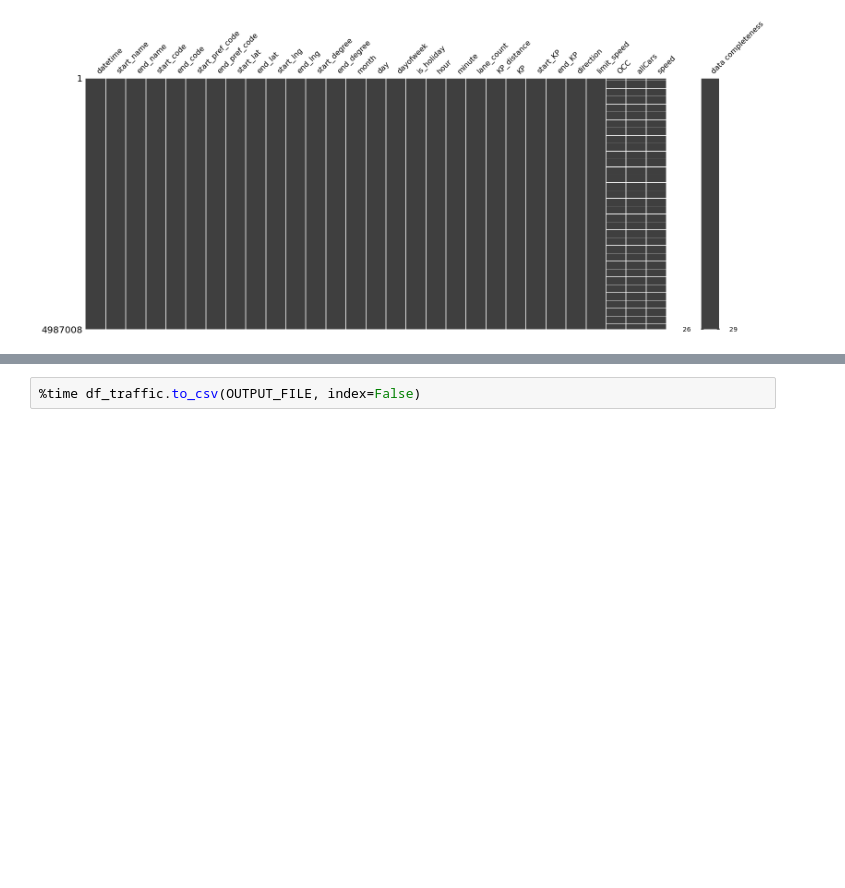
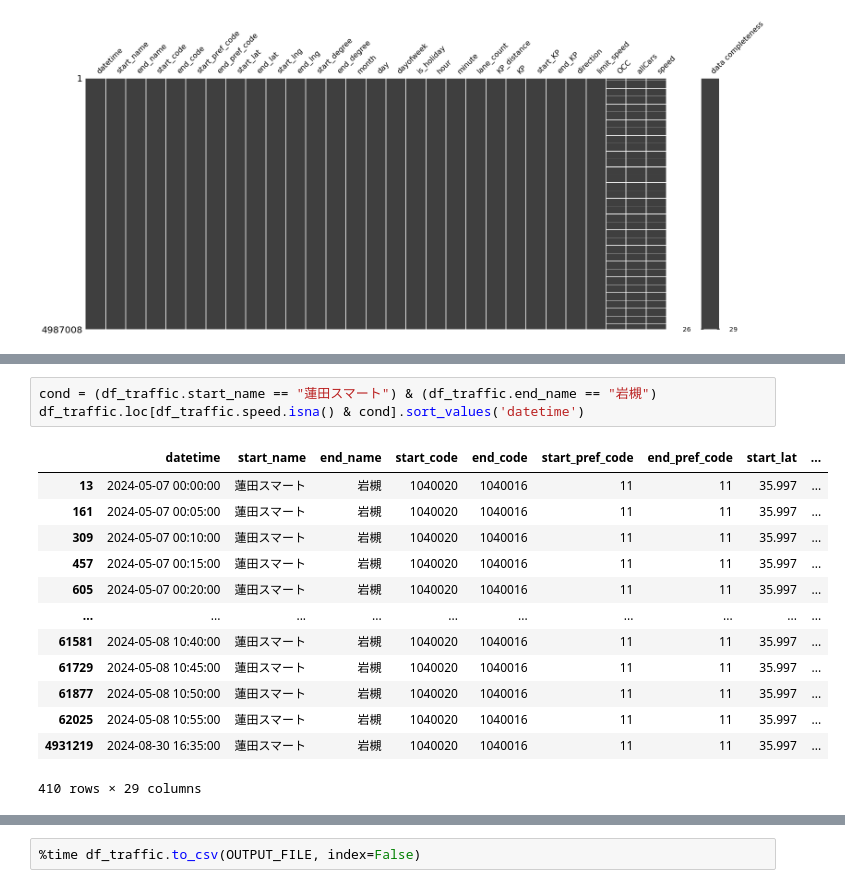
Before and after one commit to Koshizuka-lab/nexco_data_preprocessing, a Jupyter notebook: preprocessing/traffic/preprocess.ipynb, the cells around one changed output, grey strips where cells are left out. Drawn from its saved outputs; the diff is of its cells as text; blank space fills up the shorter version.

```diff
--- a/preprocessing/traffic/preprocess.ipynb
+++ b/preprocessing/traffic/preprocess.ipynb
@@ -432,3 +468,20 @@ plt.show()
+# %%
+cond = (df_traffic.start_name == "蓮田スマート") & (df_traffic.end_name == "岩槻")
+df_traffic.loc[df_traffic.speed.isna() & cond].sort_values('datetime')
+# %% [output]
+|  | datetime | start_name | end_name | start_code | end_code | start_pref_code | end_pref_code | start_lat | ... |
+| 13 | 2024-05-07 00:00:00 | 蓮田スマート | 岩槻 | 1040020 | 1040016 | 11 | 11 | 35.997 | ... |
+| 161 | 2024-05-07 00:05:00 | 蓮田スマート | 岩槻 | 1040020 | 1040016 | 11 | 11 | 35.997 | ... |
+| 309 | 2024-05-07 00:10:00 | 蓮田スマート | 岩槻 | 1040020 | 1040016 | 11 | 11 | 35.997 | ... |
+| 457 | 2024-05-07 00:15:00 | 蓮田スマート | 岩槻 | 1040020 | 1040016 | 11 | 11 | 35.997 | ... |
+| 605 | 2024-05-07 00:20:00 | 蓮田スマート | 岩槻 | 1040020 | 1040016 | 11 | 11 | 35.997 | ... |
+| ... | ... | ... | ... | ... | ... | ... | ... | ... | ... |
+| 61581 | 2024-05-08 10:40:00 | 蓮田スマート | 岩槻 | 1040020 | 1040016 | 11 | 11 | 35.997 | ... |
+| 61729 | 2024-05-08 10:45:00 | 蓮田スマート | 岩槻 | 1040020 | 1040016 | 11 | 11 | 35.997 | ... |
+| 61877 | 2024-05-08 10:50:00 | 蓮田スマート | 岩槻 | 1040020 | 1040016 | 11 | 11 | 35.997 | ... |
+| 62025 | 2024-05-08 10:55:00 | 蓮田スマート | 岩槻 | 1040020 | 1040016 | 11 | 11 | 35.997 | ... |
+| 4931219 | 2024-08-30 16:35:00 | 蓮田スマート | 岩槻 | 1040020 | 1040016 | 11 | 11 | 35.997 | ... |
+410 rows × 29 columns
 # %%
 OUTPUT_FILE = f'{PROCESSED_DATA_DIR}/traffic/{TARGET_ROAD}_{PERIOD}_2KP.csv'
 OUTPUT_FILE
```
Also changed, not shown: parts of 3 cells of this notebook, 1 other file.
